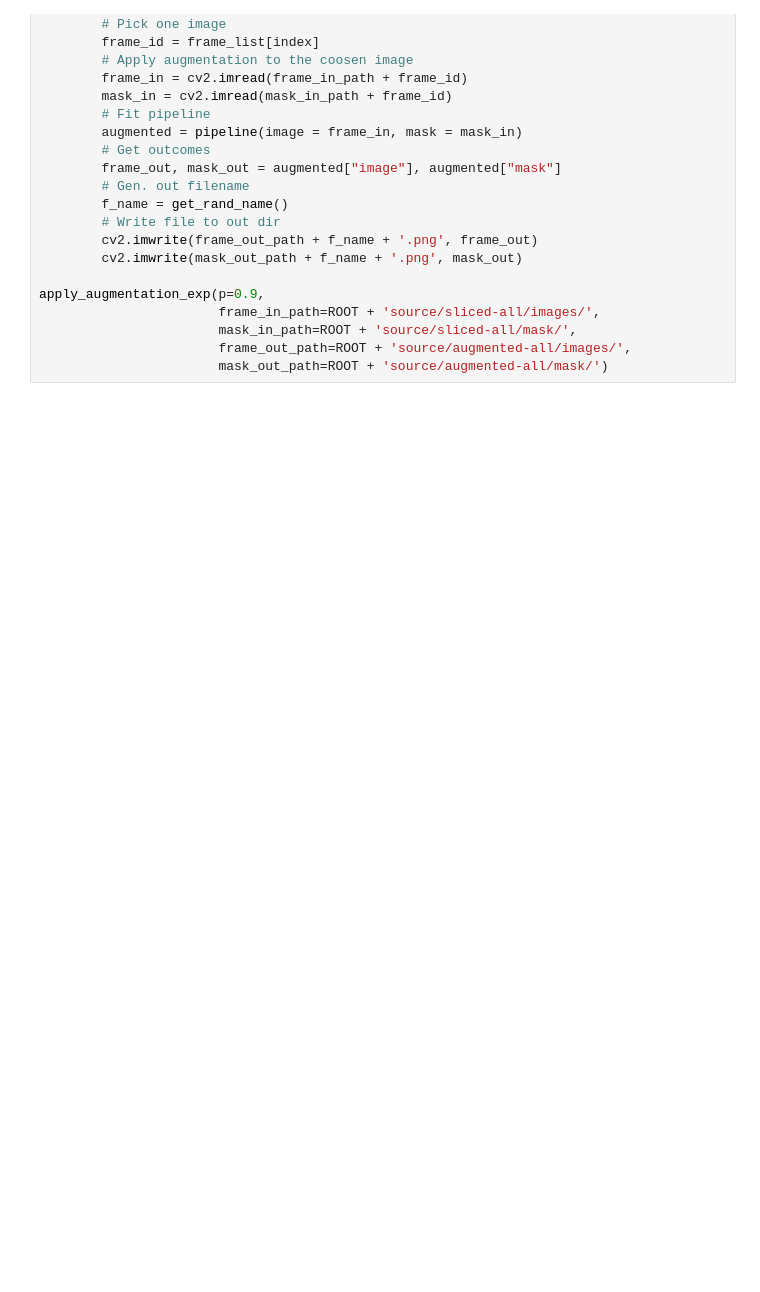
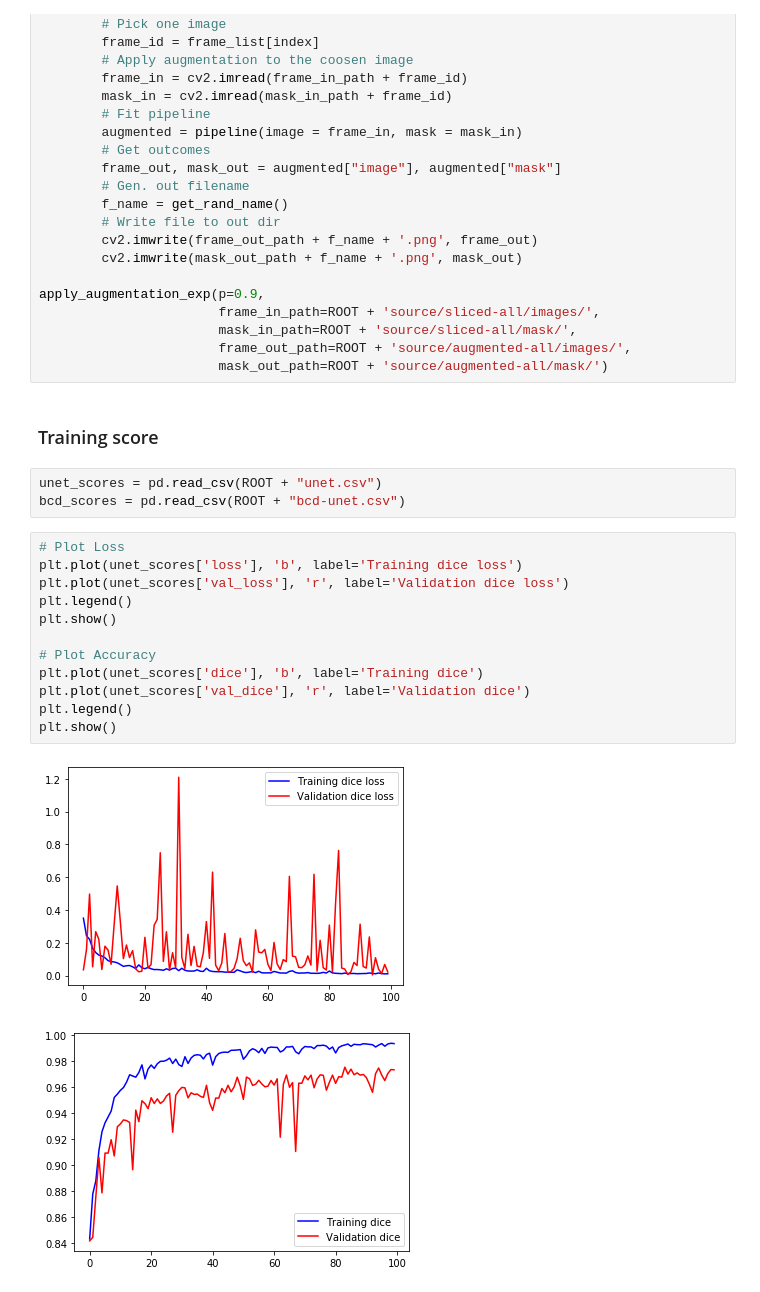
Before and after one commit to naivomah3/lab-cv, a Jupyter notebook: notebooks/image-preprocessing.ipynb, the cells around one changed output. Saved outputs shown, nothing was run; the diff lists cells and outputs as text; blank space fills up the shorter version.

```diff
--- a/notebooks/image-preprocessing.ipynb
+++ b/notebooks/image-preprocessing.ipynb
@@ -188,3 +189,23 @@ apply_augmentation_exp(p=0.9,
                        mask_in_path=ROOT + 'source/sliced-all/mask/',
                        frame_out_path=ROOT + 'source/augmented-all/images/',
                        mask_out_path=ROOT + 'source/augmented-all/mask/')
+# %% [markdown]
+### Training score
+# %%
+unet_scores = pd.read_csv(ROOT + "unet.csv")
+bcd_scores = pd.read_csv(ROOT + "bcd-unet.csv")
+# %%
+# Plot Loss
+plt.plot(unet_scores['loss'], 'b', label='Training dice loss')
+plt.plot(unet_scores['val_loss'], 'r', label='Validation dice loss')
+plt.legend()
+plt.show()
+
+# Plot Accuracy
+plt.plot(unet_scores['dice'], 'b', label='Training dice')
+plt.plot(unet_scores['val_dice'], 'r', label='Validation dice')
+plt.legend()
+plt.show()
+# %% [output]
+[figure, added]
+[figure, added]
```
Also changed, not shown: parts of 4 cells of this notebook, 5 other files.
